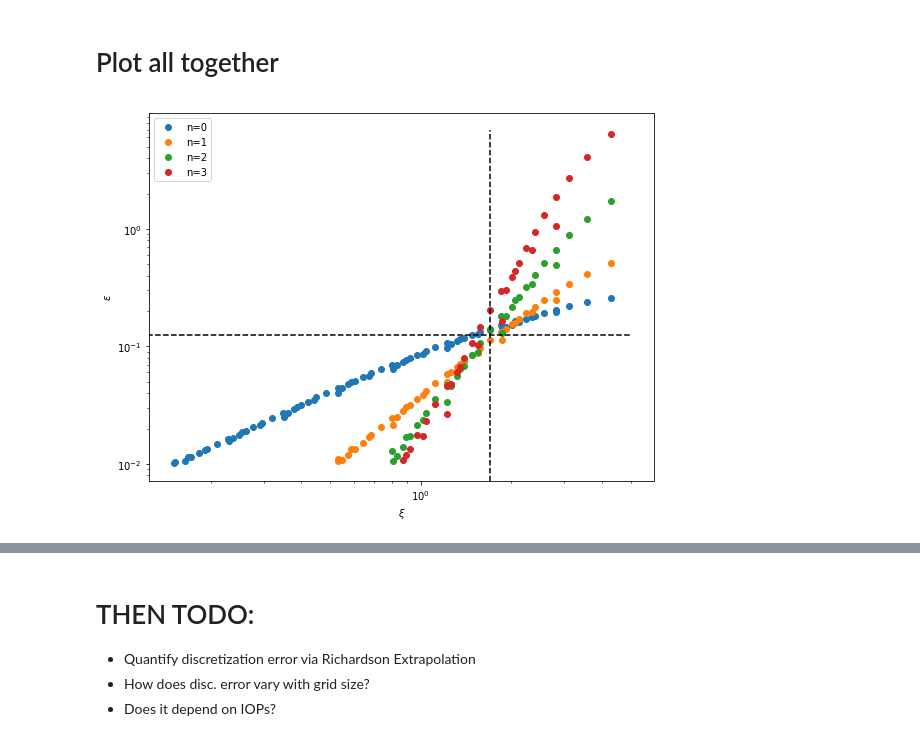
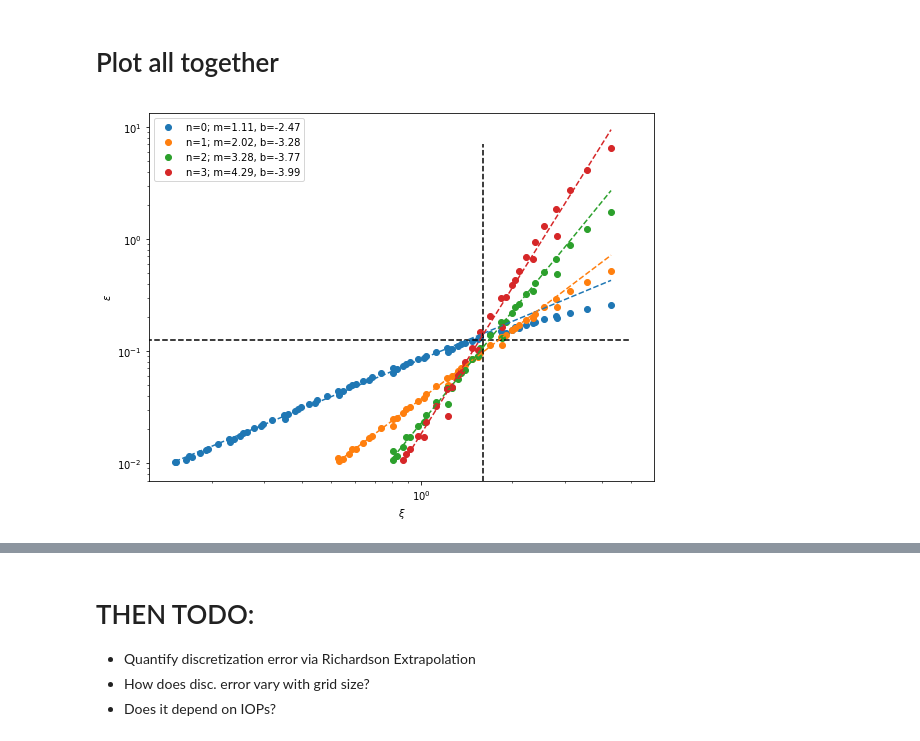
Before and after one commit to OliverEvans96/kelp, a Jupyter notebook: code/python/VerificationOfCalculations.ipynb, the cells around one changed output, grey strips where cells are left out. Saved outputs shown, nothing was run; the diff lists cells and outputs as text; code cells hidden in the pictures.

Commit message:
kbar, model error plots look good.

```diff
--- a/code/python/VerificationOfCalculations.ipynb
+++ b/code/python/VerificationOfCalculations.ipynb
@@ -2238,11 +2061,0 @@ plt.tight_layout()
-# %%
-vals = lr.predict(
-    np.array([
-        [0,0],
-        [1,0],
-        [0,1]
-    ])
-)
-alpha = np.exp(vals[0])
-n1 = vals[1]-vals[0]
-n2 = vals[2]-vals[0]
@@ -2367,28 +2138,34 @@ plt.tight_layout()
 # %%
 plt.figure(figsize=[8,6])
 plt.xscale('log')
 plt.yscale('log')
 err_floor = 1e-2
+
+xi_max = 1.6
+er_max = .125
 for k in num_scatters_list:
     # Set up variables, introduce error floor
     er = np.ravel(tot_err_arr[:,:,k])
     inds = er>err_floor
     er = er[inds]
     ar = np.ravel(a_water_grid)[inds]
     br = np.ravel(b_grid)[inds]
 
     # Rescale
     xi = br**.75 / ar ** .5
+    xi_lims = np.array([xi.min(), xi.max()])
 
-    # Plot xi vs err (right column)
-    plt.scatter(xi, er, label='n={}'.format(k))
-    #plt.scatter(xi, er_predict, marker='x', c=br, label='n={}'.format(k))
+    m_fit, b_fit = conv.lin_fit(np.log(xi), np.log(er), -10, np.log(1.7))
 
-plt.hlines(.125, 0, 5, linestyles='dashed')
-plt.vlines(1.7, 0, 7, linestyles='dashed')
+    # Plot xi vs err
+    plt.plot(xi_lims, np.exp(b_fit)*xi_lims**m_fit, '--')
+    plt.scatter(xi, er, label='n={}; m={:.2f}, b={:.2f}'.format(k, m_fit, b_fit))
+
+plt.hlines(er_max, 0, 5, linestyles='dashed')
+plt.vlines(xi_max, 0, 7, linestyles='dashed')
 plt.xlabel(r'$\xi$')
 plt.ylabel(r'$\varepsilon$')
 plt.legend()
 plt.tight_layout()
 # %% [output]
-[figure, old version]
+[figure, new version]
```
Also changed, not shown: parts of 35 cells of this notebook.
